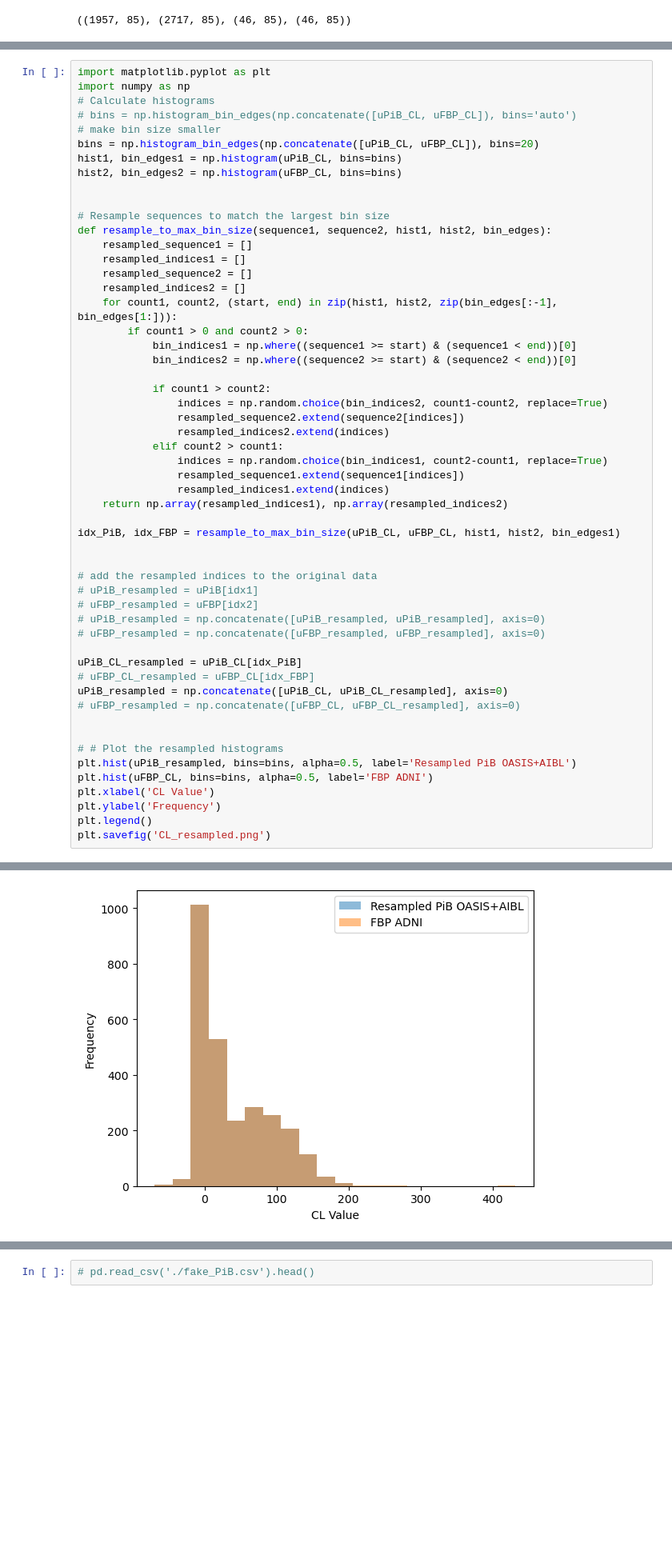
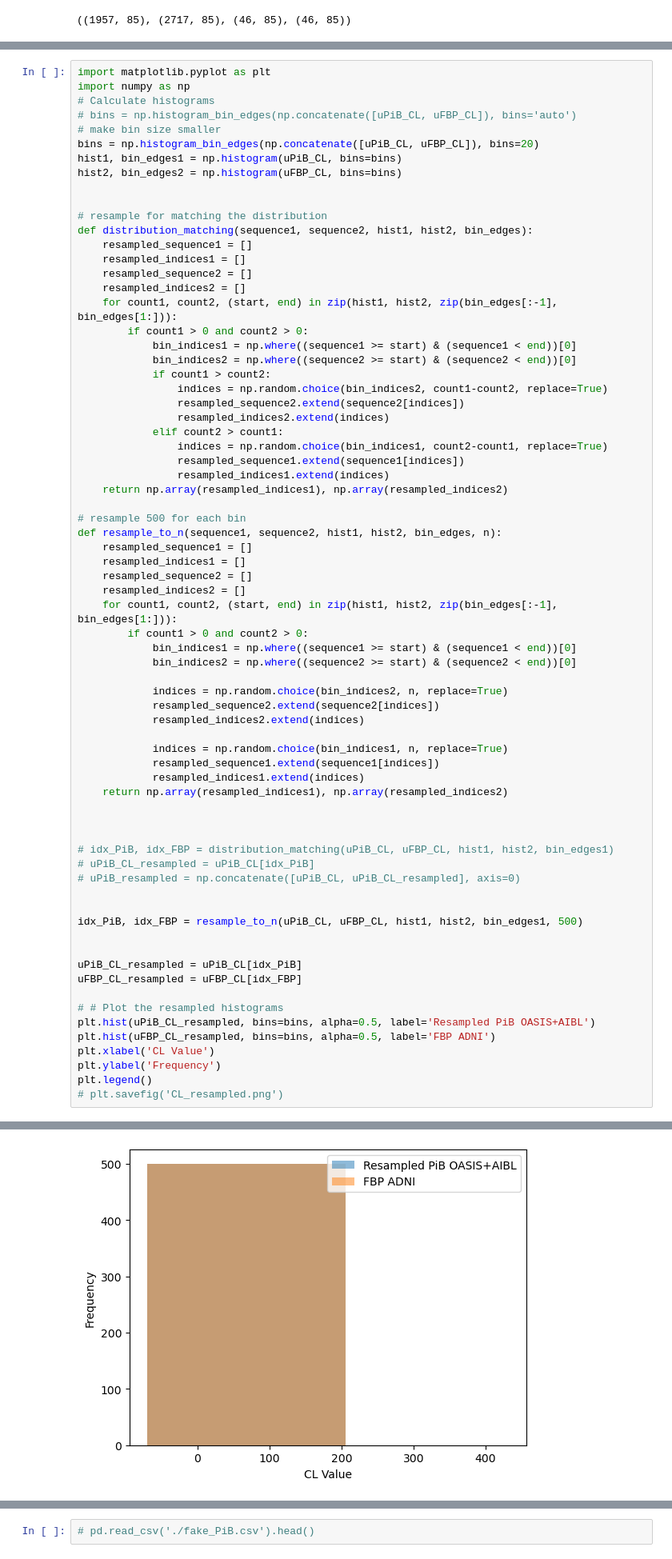
Before and after one commit to SoloChe/PET_cycleGAN, a Jupyter notebook: PET_data_check.ipynb, the cells around one changed output, grey strips where cells are left out. Shown: that part at 80% size. Saved outputs shown, nothing was run; the diff lists cells and outputs as text; blank space fills up the shorter version.

```diff
--- a/PET_data_check.ipynb
+++ b/PET_data_check.ipynb
@@ -118,8 +160,8 @@ hist1, bin_edges1 = np.histogram(uPiB_CL, bins=bins)
 hist2, bin_edges2 = np.histogram(uFBP_CL, bins=bins)
 
 
-# Resample sequences to match the largest bin size
-def resample_to_max_bin_size(sequence1, sequence2, hist1, hist2, bin_edges):
+# resample for matching the distribution
+def distribution_matching(sequence1, sequence2, hist1, hist2, bin_edges):
     resampled_sequence1 = []
     resampled_indices1 = []
     resampled_sequence2 = []
@@ -128,7 +170,6 @@ def resample_to_max_bin_size(sequence1, sequence2, hist1, hist2, bin_edges):
         if count1 > 0 and count2 > 0:
             bin_indices1 = np.where((sequence1 >= start) & (sequence1 < end))[0]
             bin_indices2 = np.where((sequence2 >= start) & (sequence2 < end))[0]
-
             if count1 > count2:
                 indices = np.random.choice(bin_indices2, count1-count2, replace=True)
                 resampled_sequence2.extend(sequence2[indices])
@@ -139,26 +180,44 @@ def resample_to_max_bin_size(sequence1, sequence2, hist1, hist2, bin_edges):
                 resampled_indices1.extend(indices)
     return np.array(resampled_indices1), np.array(resampled_indices2)
 
-idx_PiB, idx_FBP = resample_to_max_bin_size(uPiB_CL, uFBP_CL, hist1, hist2, bin_edges1)
+# resample 500 for each bin
+def resample_to_n(sequence1, sequence2, hist1, hist2, bin_edges, n):
+    resampled_sequence1 = []
+    resampled_indices1 = []
+    resampled_sequence2 = []
+    resampled_indices2 = []
+    for count1, count2, (start, end) in zip(hist1, hist2, zip(bin_edges[:-1], bin_edges[1:])):
+        if count1 > 0 and count2 > 0:
+            bin_indices1 = np.where((sequence1 >= start) & (sequence1 < end))[0]
+            bin_indices2 = np.where((sequence2 >= start) & (sequence2 < end))[0]
+
+            indices = np.random.choice(bin_indices2, n, replace=True)
+            resampled_sequence2.extend(sequence2[indices])
+            resampled_indices2.extend(indices)
+
+            indices = np.random.choice(bin_indices1, n, replace=True)
+            resampled_sequence1.extend(sequence1[indices])
+            resampled_indices1.extend(indices)
+    return np.array(resampled_indices1), np.array(resampled_indices2)
 
 
-# add the resampled indices to the original data
-# uPiB_resampled = uPiB[idx1]
-# uFBP_resampled = uFBP[idx2]
-# uPiB_resampled = np.concatenate([uPiB_resampled, uPiB_resampled], axis=0)
-# uFBP_resampled = np.concatenate([uFBP_resampled, uFBP_resampled], axis=0)
+
+# idx_PiB, idx_FBP = distribution_matching(uPiB_CL, uFBP_CL, hist1, hist2, bin_edges1)
+# uPiB_CL_resampled = uPiB_CL[idx_PiB]
+# uPiB_resampled = np.concatenate([uPiB_CL, uPiB_CL_resampled], axis=0)
+
+
+idx_PiB, idx_FBP = resample_to_n(uPiB_CL, uFBP_CL, hist1, hist2, bin_edges1, 500)
+
 
 uPiB_CL_resampled = uPiB_CL[idx_PiB]
-# uFBP_CL_resampled = uFBP_CL[idx_FBP]
-uPiB_resampled = np.concatenate([uPiB_CL, uPiB_CL_resampled], axis=0)
-# uFBP_resampled = np.concatenate([uFBP_CL, uFBP_CL_resampled], axis=0)
-
+uFBP_CL_resampled = uFBP_CL[idx_FBP]
 
 # # Plot the resampled histograms
-plt.hist(uPiB_resampled, bins=bins, alpha=0.5, label='Resampled PiB OASIS+AIBL')
-plt.hist(uFBP_CL, bins=bins, alpha=0.5, label='FBP ADNI')
+plt.hist(uPiB_CL_resampled, bins=bins, alpha=0.5, label='Resampled PiB OASIS+AIBL')
+plt.hist(uFBP_CL_resampled, bins=bins, alpha=0.5, label='FBP ADNI')
 plt.xlabel('CL Value')
 plt.ylabel('Frequency')
 plt.legend()
-plt.savefig('CL_resampled.png')
+# plt.savefig('CL_resampled.png')
 # %% [output]
@@ -165,4 +225,4 @@ plt.savefig('CL_resampled.png')
-[figure, old version]
+[figure, new version]
 # %%
 plt.hist(uPiB_CL, alpha=0.5, bins=20, label='PiB OASIS+AIBL')
 plt.hist(uFBP_CL, alpha=0.5, bins=20, label='FBP ADNI')
```
Also changed, not shown: parts of 15 cells of this notebook, 6 other files.
